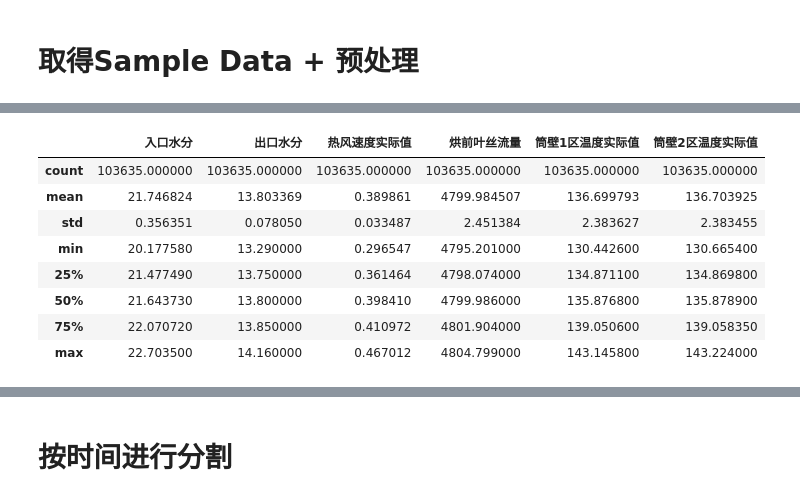
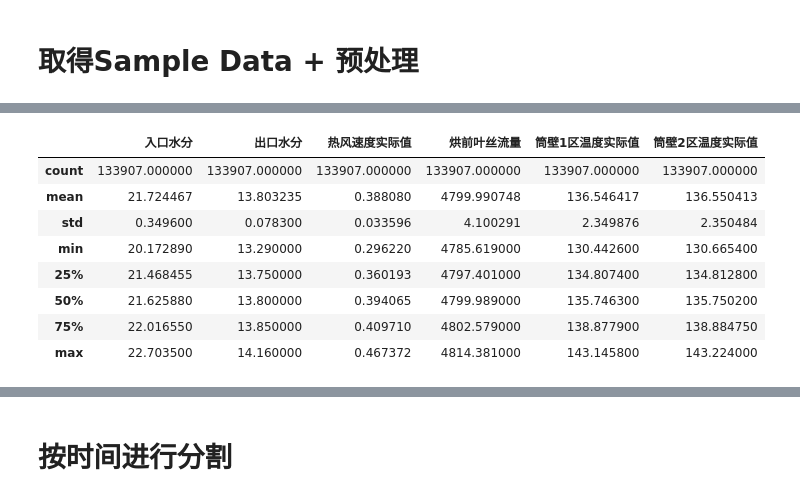
Before and after one commit to qlycool/qingdao, a Jupyter notebook: Drying.ipynb, the cells around one changed output, grey strips where cells are left out. Cells and saved outputs as stored; diff of their text form; code cells hidden in the pictures.

```diff
--- a/Drying.ipynb
+++ b/Drying.ipynb
@@ -41,8 +199,8 @@ index = data[[isinstance(item, str) and item.startswith('2019') for item in data
 data = data.drop(index, axis=0)
 
 # 烘前叶丝流量 == 0，表示设备没有运行
-# index = data[data['烘前叶丝流量'] == 0].index
-# data = data.drop(index, axis=0)
+index = data[data['烘前叶丝流量'] == 0].index
+data = data.drop(index, axis=0)
 
 # Formate Time
 # def format_time(time_str):
@@ -60,5 +218,5 @@ for index, status in enumerate(data['设备状态'].unique()):
     print(status, ' ', data[data['设备状态'] == status].shape[0])
 
 # 查看牌号的种类
-for index, status in enumerate(data['牌号'].unique()):
-    print(status, ' ', data[data['牌号'] == status].shape[0])
+for index, number in enumerate(data['牌号'].unique()):
+    print(number, ' ', data[data['牌号'] == number].shape[0])
@@ -90,9 +224,0 @@ sample.shape
-# %%
-# 将流量不正常的行过滤
-FLOW_BIAS_DROP_RATE = 0.001
-flow_mean = sample['烘前叶丝流量设定值'].mean()
-flow_mask = np.abs(sample['烘前叶丝流量'] - flow_mean) < FLOW_BIAS_DROP_RATE * flow_mean
-sample = sample[flow_mask]
-
-sample = sample.reset_index(drop=True)
-sample.shape
@@ -100,0 +225,16 @@ sample.shape
+# %%
+data = data[data['设备状态'] == '生产']
+sample_list = []
+sample_list_name = []
+FLOW_BIAS_DROP_RATE = 0.003
+
+for index, number in enumerate(data['牌号'].unique()):
+    sample_ = data[data['牌号'] == number]
+    flow_mean = sample_['烘前叶丝流量设定值'].mean()
+    flow_mask = np.abs(sample_['烘前叶丝流量'] - flow_mean) < FLOW_BIAS_DROP_RATE * flow_mean
+    sample_ = sample_[flow_mask]
+    sample_ = sample_.reset_index(drop=True)
+    print(number, sample_.shape)
+    if sample_.shape[0] > 1000:
+        sample_list.append(sample_)
+        sample_list_name.append(number)
@@ -101,12 +250,12 @@ sample.shape
 # %%
-sample[['入口水分', '出口水分', '热风速度实际值', '烘前叶丝流量', '筒壁1区温度实际值', '筒壁2区温度实际值']].describe()
+sample_list[1][['入口水分', '出口水分', '热风速度实际值', '烘前叶丝流量', '筒壁1区温度实际值', '筒壁2区温度实际值']].describe()
 # %% [output]
 |  | 入口水分 | 出口水分 | 热风速度实际值 | 烘前叶丝流量 | 筒壁1区温度实际值 | 筒壁2区温度实际值 |
-| count | 103635.000000 | 103635.000000 | 103635.000000 | 103635.000000 | 103635.000000 | 103635.000000 |
-| mean | 21.746824 | 13.803369 | 0.389861 | 4799.984507 | 136.699793 | 136.703925 |
-| std | 0.356351 | 0.078050 | 0.033487 | 2.451384 | 2.383627 | 2.383455 |
-| min | 20.177580 | 13.290000 | 0.296547 | 4795.201000 | 130.442600 | 130.665400 |
-| 25% | 21.477490 | 13.750000 | 0.361464 | 4798.074000 | 134.871100 | 134.869800 |
-| 50% | 21.643730 | 13.800000 | 0.398410 | 4799.986000 | 135.876800 | 135.878900 |
-| 75% | 22.070720 | 13.850000 | 0.410972 | 4801.904000 | 139.050600 | 139.058350 |
-| max | 22.703500 | 14.160000 | 0.467012 | 4804.799000 | 143.145800 | 143.224000 |
+| count | 133907.000000 | 133907.000000 | 133907.000000 | 133907.000000 | 133907.000000 | 133907.000000 |
+| mean | 21.724467 | 13.803235 | 0.388080 | 4799.990748 | 136.546417 | 136.550413 |
+| std | 0.349600 | 0.078300 | 0.033596 | 4.100291 | 2.349876 | 2.350484 |
+| min | 20.172890 | 13.290000 | 0.296220 | 4785.619000 | 130.442600 | 130.665400 |
+| 25% | 21.468455 | 13.750000 | 0.360193 | 4797.401000 | 134.807400 | 134.812800 |
+| 50% | 21.625880 | 13.800000 | 0.394065 | 4799.989000 | 135.746300 | 135.750200 |
+| 75% | 22.016550 | 13.850000 | 0.409710 | 4802.579000 | 138.877900 | 138.884750 |
+| max | 22.703500 | 14.160000 | 0.467372 | 4814.381000 | 143.145800 | 143.224000 |
```
Also changed, not shown: parts of 37 cells of this notebook.
